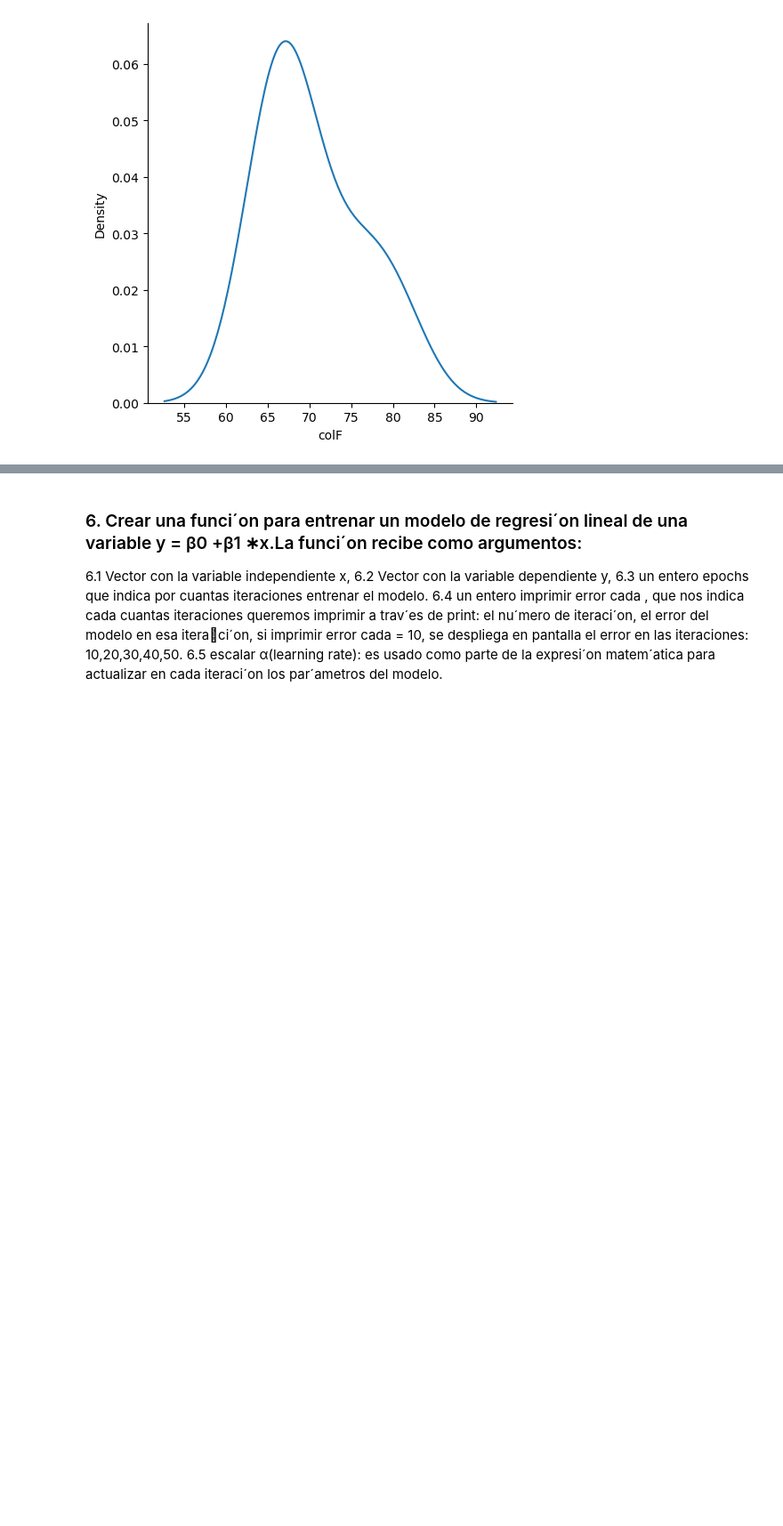
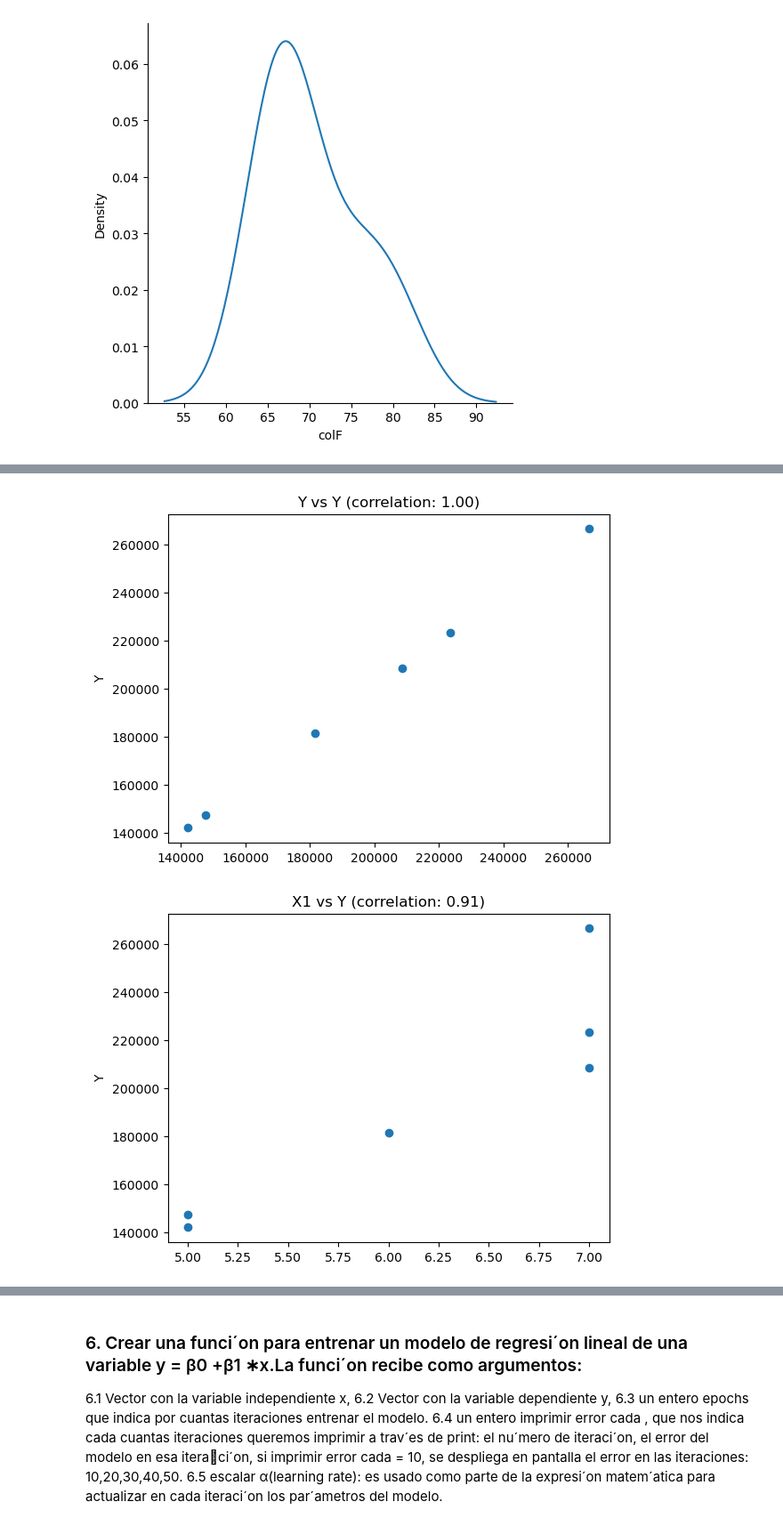
Before and after one commit to Barrenob/Proyecto, a Jupyter notebook: Proyecto/Proyecto.ipynb, the cells around one changed output, grey strips where cells are left out. Shown: that part at 89% size. Cells and saved outputs as stored; diff of their text form; code cells hidden in the pictures; blank space fills up the shorter version.

```diff
--- a/Proyecto/Proyecto.ipynb
+++ b/Proyecto/Proyecto.ipynb
@@ -277,0 +289,9 @@ plt.show()
+# %%
+for i in training.columns:
+    plt.scatter(training[i],training["Y"])
+    plt.title(F"{i} vs Y (correlation: {correlation [i]:.2f})")
+    plt.ylabel("Y")
+    plt.show()
+# %% [output]
+[figure, added]
+[figure, added]
```
Also changed, not shown: parts of 48 cells of this notebook.
